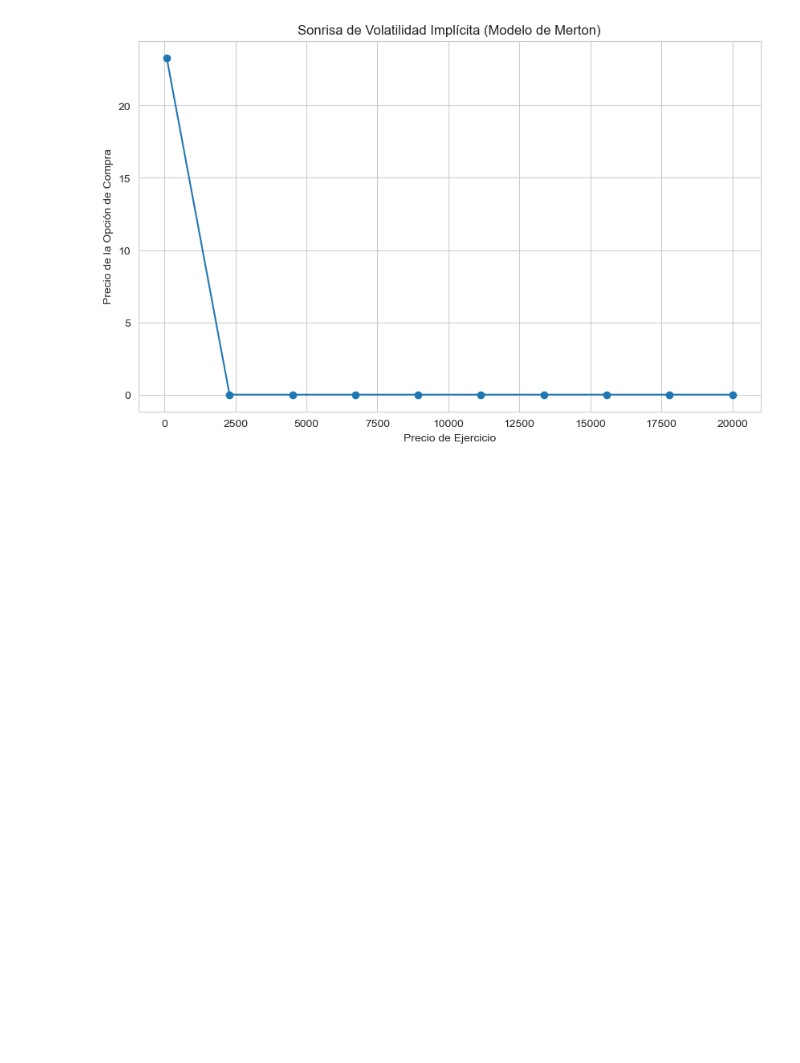
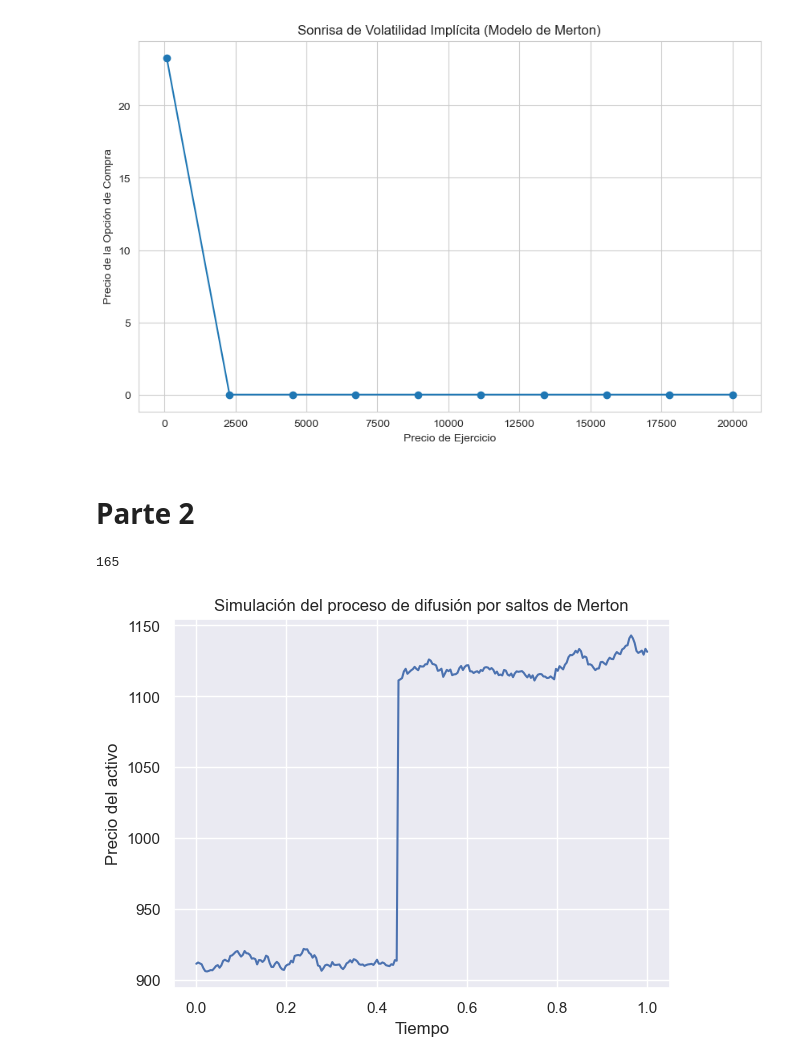
Before and after one commit to SIG1R/DeFi_Application, a Jupyter notebook: notebooks/Merton.ipynb, the cells around one changed output. Drawn from its saved outputs; the diff is of its cells as text; code cells hidden in the pictures; blank space fills up the shorter version.

Commit message:
merton notebook

```diff
--- a/notebooks/Merton.ipynb
+++ b/notebooks/Merton.ipynb
@@ -186,3 +186,5 @@ plt.grid(True)
 plt.show()
 # %% [output]
 [figure]
+# %% [markdown]
+# Parte 2
@@ -188,0 +207,55 @@ plt.show()
+# %%
+# Definir el umbral para los saltos (por ejemplo, el 1%)
+umbral = 0.01
+
+# Contar la cantidad de saltos que exceden el umbral
+saltos = np.sum(np.abs(returns) > umbral)
+saltos
+# %% [output]
+165
+# %%
+stock = yf.Ticker('NVDA')
+stock_history = stock.history(period='1y')
+
+returns = stock_history['Close'].pct_change()
+
+sigma = np.std(returns, ddof=1)
+
+spot_price = stock_history['Close'][-1]
+
+# Definir el umbral para los saltos (por ejemplo, el 1%)
+umbral = 0.06
+
+# Contar la cantidad de saltos que exceden el umbral
+saltos = np.sum(np.abs(returns) > umbral)
+
+# Parámetros del modelo de difusión por saltos de Merton
+mu = np.mean(returns)  # Tasa de crecimiento esperada del precio del activo
+lambda_ = saltos / len(returns)  # Tasa promedio de ocurrencia de saltos por unidad de tiempo
+eta = 0.1  # Tamaño medio del salto (podría ajustarse según datos específicos)
+
+# Simulación del proceso de difusión por saltos de Merton
+T = 1  # Horizonte temporal (1 año en este caso)
+N = 252  # Número de pasos de tiempo (días hábiles en un año)
+dt = T / N  # Tamaño de cada paso de tiempo
+t = np.linspace(0, T, N+1)  # Vector de tiempo
+
+S = np.zeros(N+1)  # Vector para almacenar los precios del activo
+S[0] = spot_price  # Precio inicial del activo
+
+for i in range(1, N+1):
+    dW = np.random.normal(0, np.sqrt(dt), 1)  # Incremento del término de Wiener
+    dN = np.random.poisson(lambda_ * dt, 1)  # Número de saltos en el intervalo de tiempo
+    Y = np.sum(np.random.normal(eta, np.sqrt(eta), dN))  # Suma de los saltos individuales
+    S[i] = S[i-1] * (1 + mu * dt + sigma * dW + Y)  # Actualización del precio del activo
+
+
+# Visualización de la simulación
+plt.plot(t, S)
+#plt.plot(returns)
+plt.xlabel('Tiempo')
+plt.ylabel('Precio del activo')
+plt.title('Simulación del proceso de difusión por saltos de Merton')
+plt.show()
+# %% [output]
+[figure, added]
```
Also changed, not shown: parts of 6 cells of this notebook, 2 other files.
